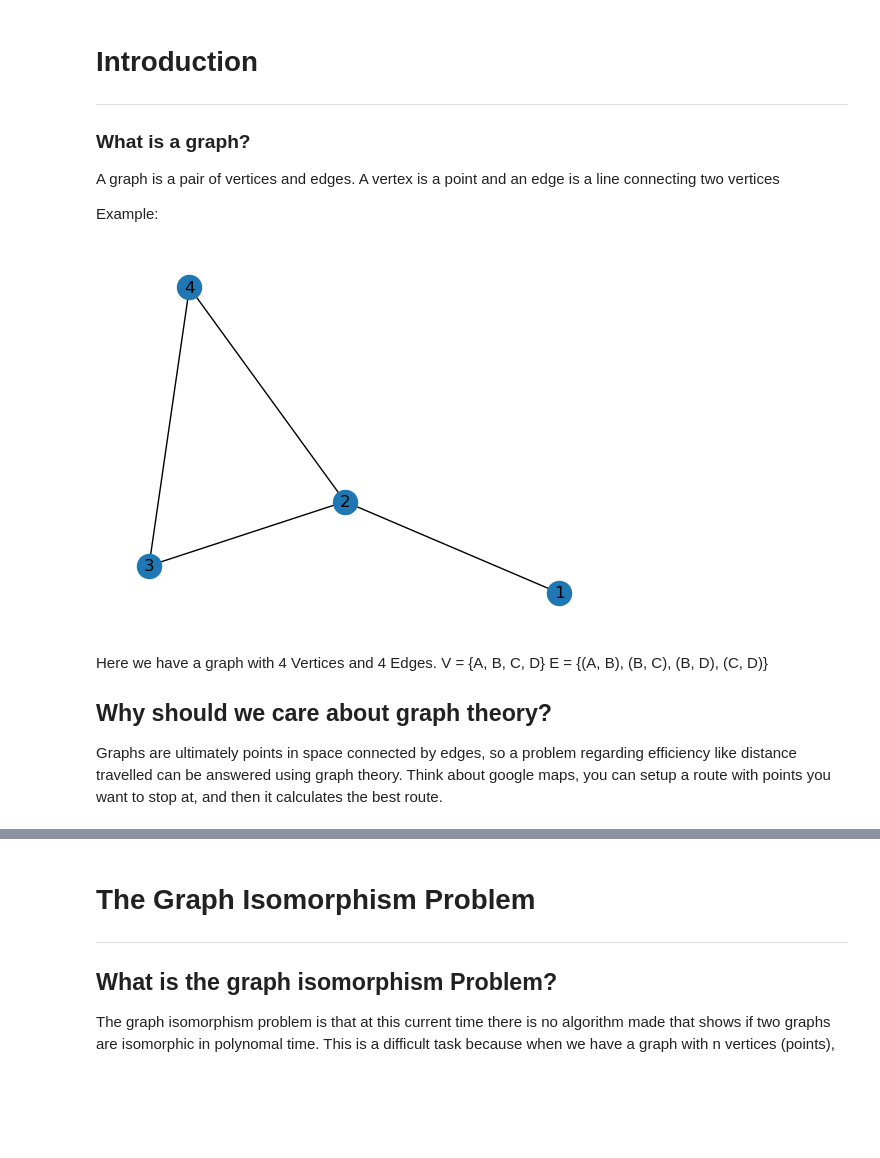
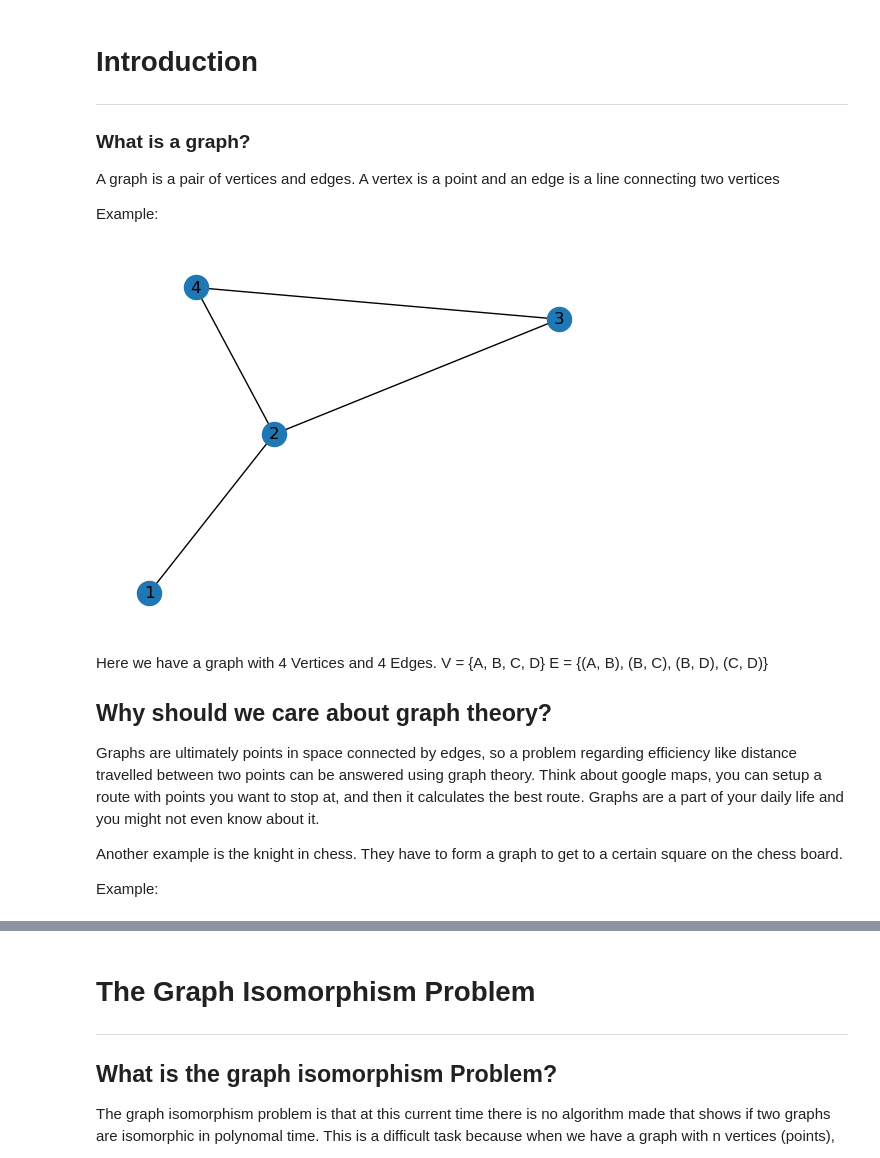
Before and after one commit to Adrian-Holk-Lebinski/Graph-Theory-Labs, a Jupyter notebook: graph_isomorphism.ipynb, the cells around one changed output, grey strips where cells are left out. Cells and saved outputs as stored; diff of their text form; code cells hidden in the pictures; blank space fills up the shorter version.

```diff
--- a/graph_isomorphism.ipynb
+++ b/graph_isomorphism.ipynb
@@ -11,23 +11,25 @@ Example:
 # %%
 import networkx as nx
 import matplotlib.pyplot as plt
 
-# Creating graph1
-G1 = nx.Graph()
-G1.add_edges_from([(1, 2), (2, 3), (2, 4), (3, 4)])
-
-# Plotting the graphs side by side to show they are isomorphic
+#Creating graph
+Graph = nx.Graph()
+Graph.add_edges_from([(1, 2), (2, 3), (2, 4), (3, 4)])
 fig, ax = plt.subplots()
 
-nx.draw(G1, ax=ax, with_labels=True)
+nx.draw(Graph, ax=ax, with_labels=True)
 
 plt.show()
 # %% [output]
-[figure, old version]
+[figure, new version]
 # %% [markdown]
 Here we have a graph with 4 Vertices and 4 Edges.
 V = {A, B, C, D}
 E = {(A, B), (B, C), (B, D), (C, D)}
 
 ## Why should we care about graph theory?
-Graphs are ultimately points in space connected by edges, so a problem regarding efficiency like distance travelled can be answered using graph theory.  Think about google maps, you can setup a route with points you want to stop at, and then it calculates the best route.
+Graphs are ultimately points in space connected by edges, so a problem regarding efficiency like distance travelled between two points can be answered using graph theory.  Think about google maps, you can setup a route with points you want to stop at, and then it calculates the best route. Graphs are a part of your daily life and you might not even know about it.
+
+Another example is the knight in chess. They have to form a graph to get to a certain square on the chess board.
+
+Example:
```
Also changed, not shown: parts of 5 cells of this notebook.
